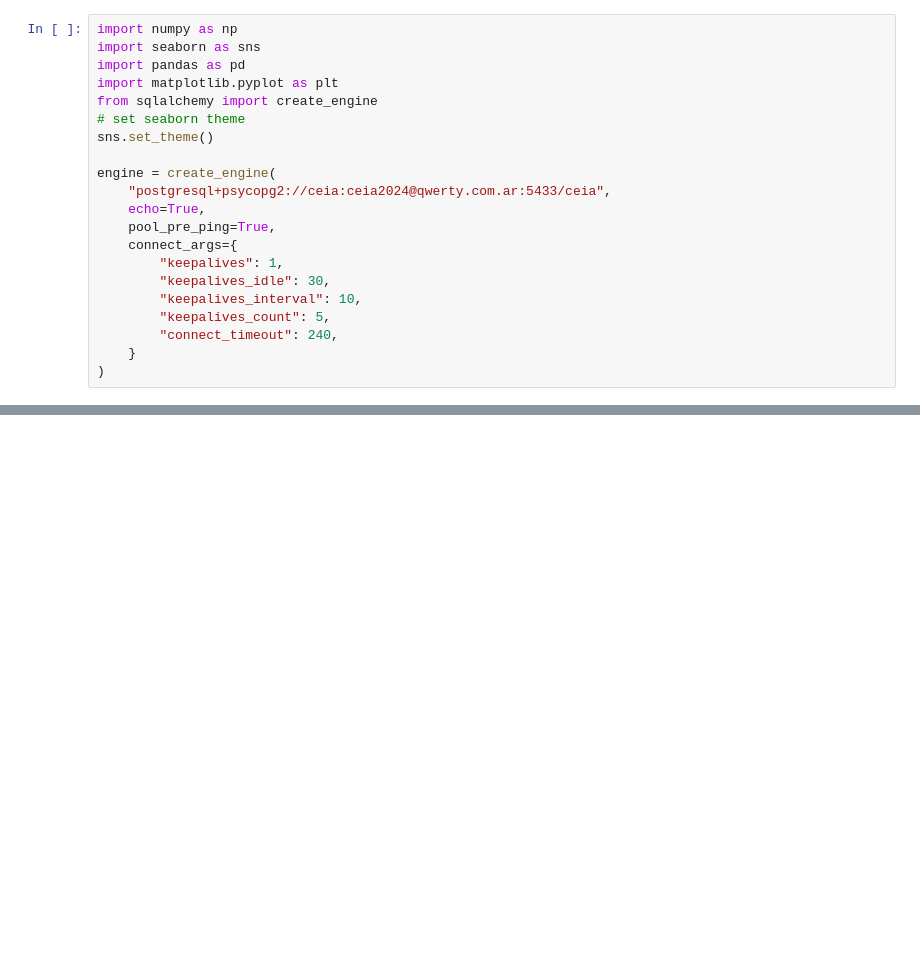
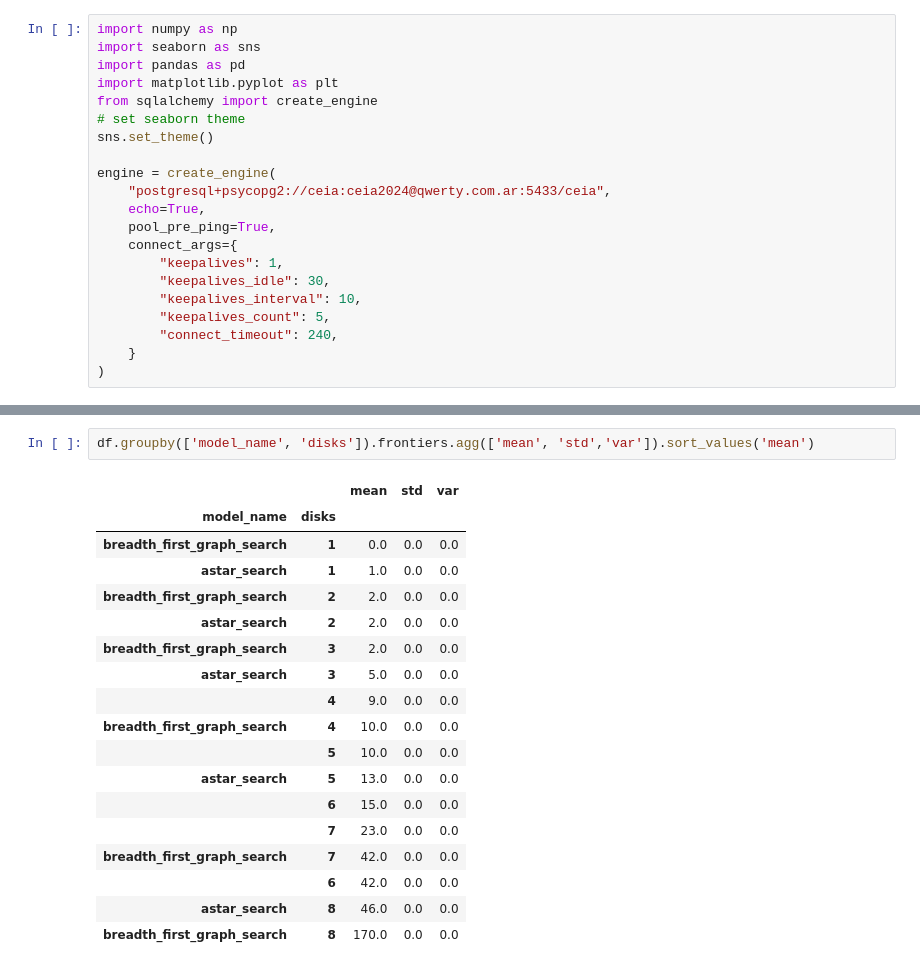
Before and after one commit to FIUBA-CEIA-18Co2024/IIA-TP1, a Jupyter notebook: IIA TP1 - Data Analisis .ipynb, the cells around one changed output, grey strips where cells are left out. Drawn from its saved outputs; the diff is of its cells as text; blank space fills up the shorter version.

```diff
--- a/IIA TP1 - Data Analisis .ipynb
+++ b/IIA TP1 - Data Analisis .ipynb
@@ -99,3 +134,24 @@ df.groupby(['model_name', 'disks']).memory_allocation.agg(['mean', 'std','var'])
+# %%
+df.groupby(['model_name', 'disks']).frontiers.agg(['mean', 'std','var']).sort_values('mean')
+# %% [output]
+|  |  | mean | std | var |
+| model_name | disks |  |  |  |
+| breadth_first_graph_search | 1 | 0.0 | 0.0 | 0.0 |
+| astar_search | 1 | 1.0 | 0.0 | 0.0 |
+| breadth_first_graph_search | 2 | 2.0 | 0.0 | 0.0 |
+| astar_search | 2 | 2.0 | 0.0 | 0.0 |
+| breadth_first_graph_search | 3 | 2.0 | 0.0 | 0.0 |
+| astar_search | 3 | 5.0 | 0.0 | 0.0 |
+|  | 4 | 9.0 | 0.0 | 0.0 |
+| breadth_first_graph_search | 4 | 10.0 | 0.0 | 0.0 |
+|  | 5 | 10.0 | 0.0 | 0.0 |
+| astar_search | 5 | 13.0 | 0.0 | 0.0 |
+|  | 6 | 15.0 | 0.0 | 0.0 |
+|  | 7 | 23.0 | 0.0 | 0.0 |
+| breadth_first_graph_search | 7 | 42.0 | 0.0 | 0.0 |
+|  | 6 | 42.0 | 0.0 | 0.0 |
+| astar_search | 8 | 46.0 | 0.0 | 0.0 |
+| breadth_first_graph_search | 8 | 170.0 | 0.0 | 0.0 |
 # %%
 sns.set(rc={'figure.figsize':(16,10)})
 sns.boxplot(x='execution_time', y='model_name', data=df, hue='disks', width=.6)#, palette="vlag")
```
Also changed, not shown: parts of 13 cells of this notebook, 7 other files.
